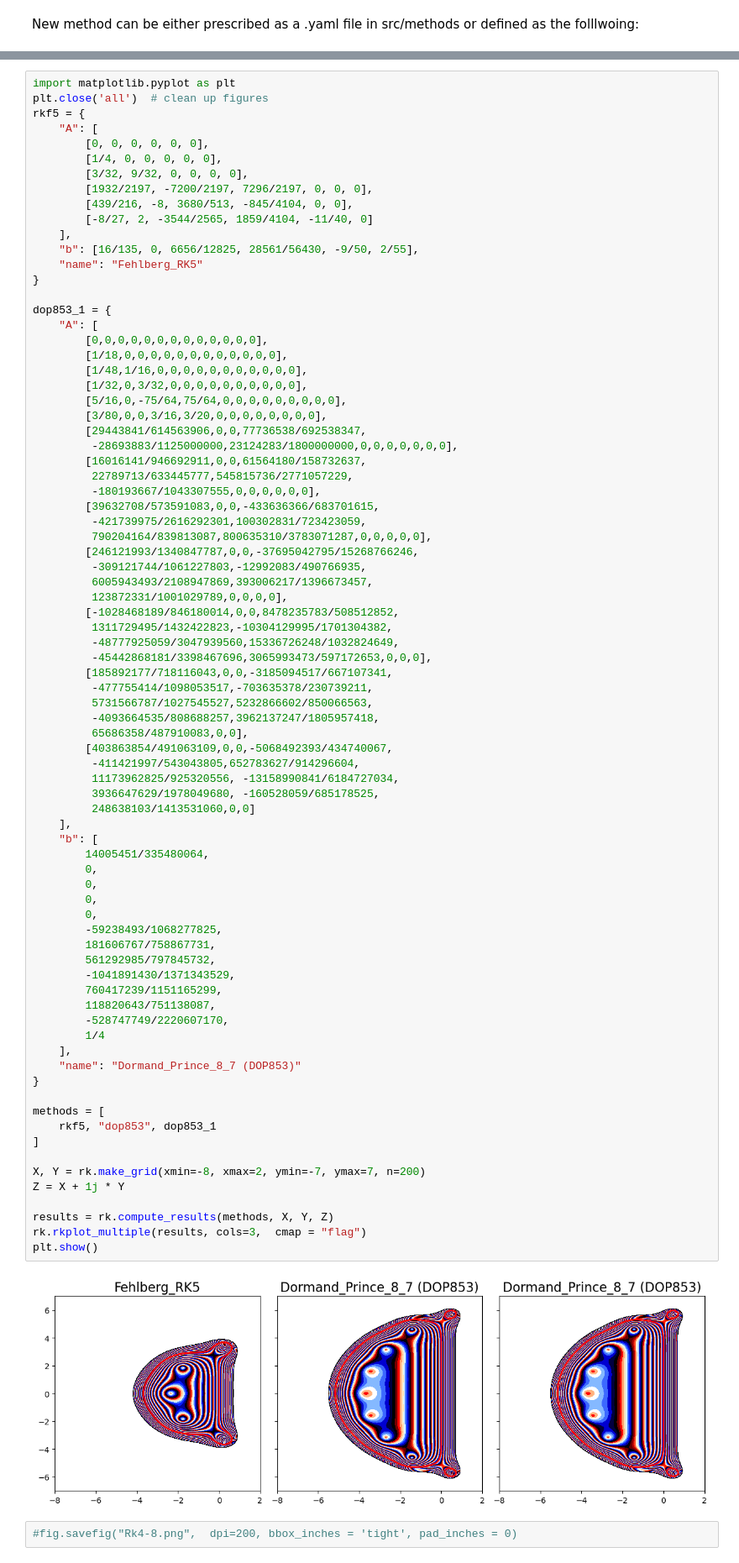
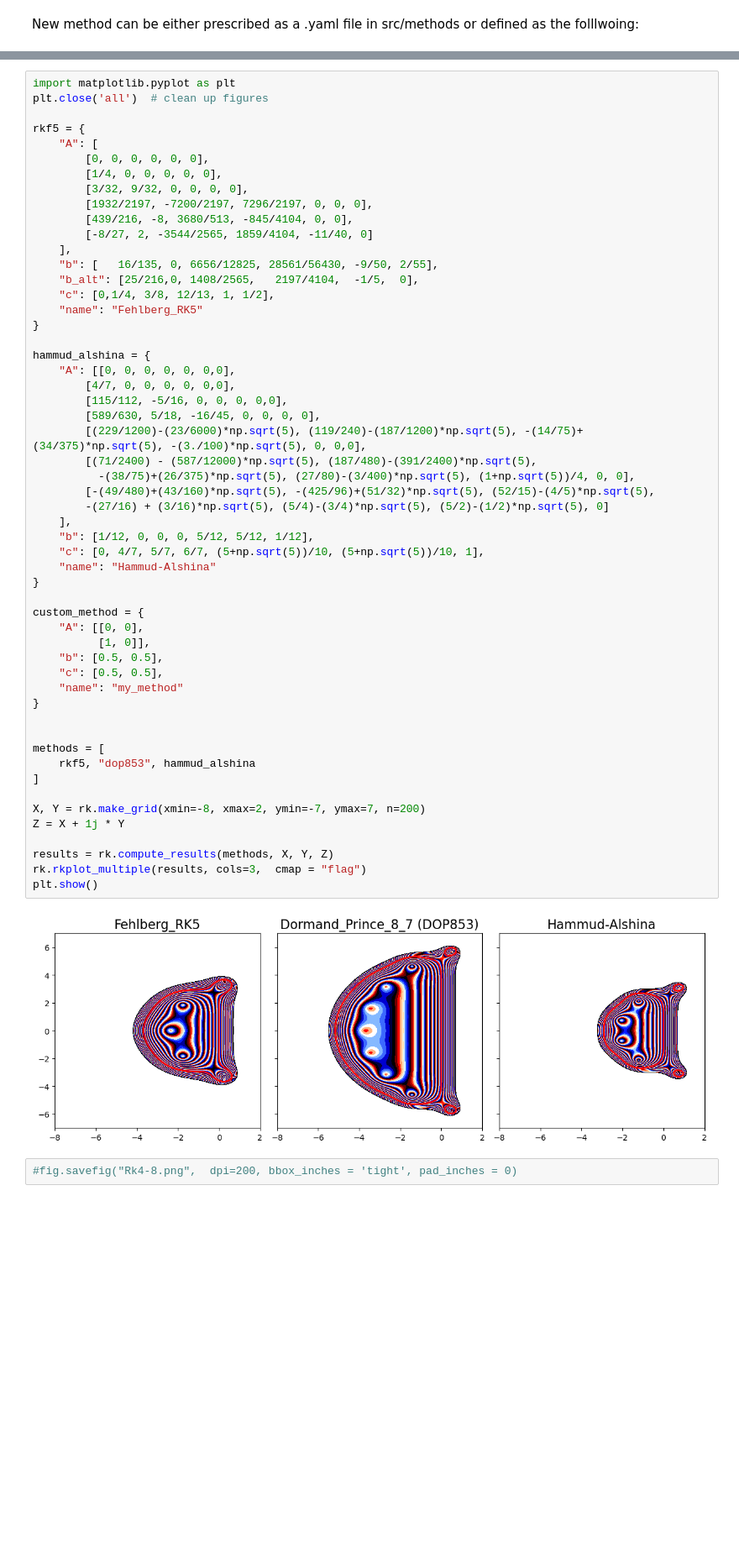
Before and after one commit to hardware-numerics/rk-stability-explorer, a Jupyter notebook: notebooks/rk-basic-tutorial.ipynb, the cells around one changed output, grey strips where cells are left out. Shown at 84% size. Saved outputs shown, nothing was run; the diff lists cells and outputs as text; blank space fills up the shorter version.

```diff
--- a/notebooks/rk-basic-tutorial.ipynb
+++ b/notebooks/rk-basic-tutorial.ipynb
@@ -274,83 +275,58 @@ plt.show()
 # %%
 import matplotlib.pyplot as plt
 plt.close('all')  # clean up figures
+
 rkf5 = {
     "A": [
         [0, 0, 0, 0, 0, 0],
         [1/4, 0, 0, 0, 0, 0],
         [3/32, 9/32, 0, 0, 0, 0],
         [1932/2197, -7200/2197, 7296/2197, 0, 0, 0],
         [439/216, -8, 3680/513, -845/4104, 0, 0],
         [-8/27, 2, -3544/2565, 1859/4104, -11/40, 0]
     ],
-    "b": [16/135, 0, 6656/12825, 28561/56430, -9/50, 2/55],
+    "b": [   16/135, 0, 6656/12825, 28561/56430, -9/50, 2/55],
+    "b_alt": [25/216,0, 1408/2565,   2197/4104,  -1/5,  0],
+    "c": [0,1/4, 3/8, 12/13, 1, 1/2],
     "name": "Fehlberg_RK5"
 }
 
-dop853_1 = {
-    "A": [
-        [0,0,0,0,0,0,0,0,0,0,0,0,0],
-        [1/18,0,0,0,0,0,0,0,0,0,0,0,0],
-        [1/48,1/16,0,0,0,0,0,0,0,0,0,0,0],
-        [1/32,0,3/32,0,0,0,0,0,0,0,0,0,0],
-        [5/16,0,-75/64,75/64,0,0,0,0,0,0,0,0,0],
-        [3/80,0,0,3/16,3/20,0,0,0,0,0,0,0,0],
-        [29443841/614563906,0,0,77736538/692538347,
-         -28693883/1125000000,23124283/1800000000,0,0,0,0,0,0,0],
-        [16016141/946692911,0,0,61564180/158732637,
-         22789713/633445777,545815736/2771057229,
-         -180193667/1043307555,0,0,0,0,0,0],
-        [39632708/573591083,0,0,-433636366/683701615,
-         -421739975/2616292301,100302831/723423059,
-         790204164/839813087,800635310/3783071287,0,0,0,0,0],
-        [246121993/1340847787,0,0,-37695042795/15268766246,
-         -309121744/1061227803,-12992083/490766935,
-         6005943493/2108947869,393006217/1396673457,
-         123872331/1001029789,0,0,0,0],
-        [-1028468189/846180014,0,0,8478235783/508512852,
-         1311729495/1432422823,-10304129995/1701304382,
-         -48777925059/3047939560,15336726248/1032824649,
-         -45442868181/3398467696,3065993473/597172653,0,0,0],
-        [185892177/718116043,0,0,-3185094517/667107341,
-         -477755414/1098053517,-703635378/230739211,
-         5731566787/1027545527,5232866602/850066563,
-         -4093664535/808688257,3962137247/1805957418,
-         65686358/487910083,0,0],
-        [403863854/491063109,0,0,-5068492393/434740067,
-         -411421997/543043805,652783627/914296604,
-         11173962825/925320556, -13158990841/6184727034,
-         3936647629/1978049680, -160528059/685178525,
-         248638103/1413531060,0,0]
+hammud_alshina = {
+    "A": [[0, 0, 0, 0, 0, 0,0],
+        [4/7, 0, 0, 0, 0, 0,0],
+        [115/112, -5/16, 0, 0, 0, 0,0],
+        [589/630, 5/18, -16/45, 0, 0, 0, 0],
+        [(229/1200)-(23/6000)*np.sqrt(5), (119/240)-(187/1200)*np.sqrt(5), -(14/75)+(34/375)*np.sqrt(5), -(3./100)*np.sqrt(5), 0, 0,0],
+        [(71/2400) - (587/12000)*np.sqrt(5), (187/480)-(391/2400)*np.sqrt(5),
+          -(38/75)+(26/375)*np.sqrt(5), (27/80)-(3/400)*np.sqrt(5), (1+np.sqrt(5))/4, 0, 0],
+        [-(49/480)+(43/160)*np.sqrt(5), -(425/96)+(51/32)*np.sqrt(5), (52/15)-(4/5)*np.sqrt(5),
+        -(27/16) + (3/16)*np.sqrt(5), (5/4)-(3/4)*np.sqrt(5), (5/2)-(1/2)*np.sqrt(5), 0]
     ],
-    "b": [
-        14005451/335480064,
-        0,
-        0,
-        0,
-        0,
-        -59238493/1068277825,
-        181606767/758867731,
-        561292985/797845732,
-        -1041891430/1371343529,
-        760417239/1151165299,
-        118820643/751138087,
-        -528747749/2220607170,
-        1/4
-    ],
-    "name": "Dormand_Prince_8_7 (DOP853)"
+    "b": [1/12, 0, 0, 0, 5/12, 5/12, 1/12],
+    "c": [0, 4/7, 5/7, 6/7, (5+np.sqrt(5))/10, (5+np.sqrt(5))/10, 1],
+    "name": "Hammud-Alshina"
 }
 
+custom_method = {
+    "A": [[0, 0],
+          [1, 0]],
+    "b": [0.5, 0.5],
+    "c": [0.5, 0.5],
+    "name": "my_method"
+}
+
+
 methods = [
-    rkf5, "dop853", dop853_1
+    rkf5, "dop853", hammud_alshina
 ]
 
 X, Y = rk.make_grid(xmin=-8, xmax=2, ymin=-7, ymax=7, n=200)
 Z = X + 1j * Y
 
 results = rk.compute_results(methods, X, Y, Z)
 rk.rkplot_multiple(results, cols=3,  cmap = "flag")
 plt.show()
 # %% [output]
-[figure, old version]
+[figure, new version]
 # %%
 #fig.savefig("Rk4-8.png",  dpi=200, bbox_inches = 'tight', pad_inches = 0)
```
Also changed, not shown: parts of 1 cell of this notebook, 2 other files.
